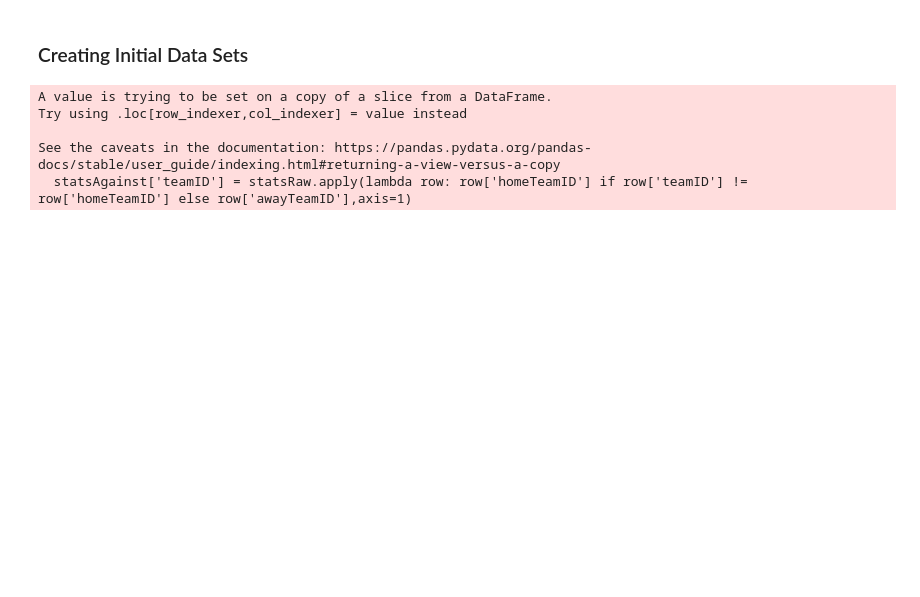
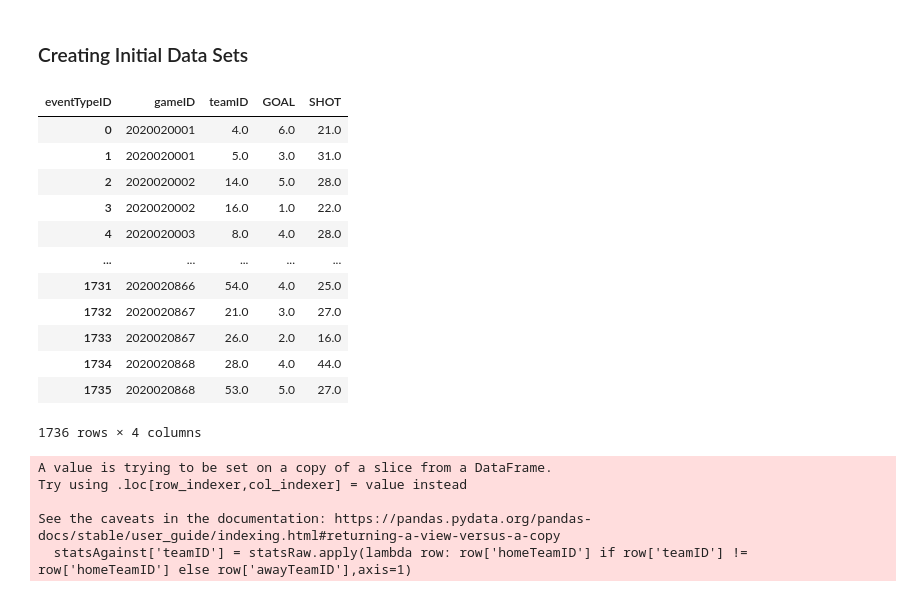
Before and after one commit to avickars/NHL-Database, a Jupyter notebook: Analysis/predicting_wins.ipynb, the cells around one changed output. Cells and saved outputs as stored; diff of their text form; code cells hidden in the pictures; blank space fills up the shorter version.

```diff
--- a/Analysis/predicting_wins.ipynb
+++ b/Analysis/predicting_wins.ipynb
@@ -44,6 +44,22 @@ statsFor = statsFor.rename({0:'count'}, axis=1)
 # %%
 # Pivoting so each stat gets its own column
 statsFor = pd.pivot_table(data=statsFor, values='count',index=['gameID','teamID'], columns='eventTypeID').reset_index()
+# %%
+statsFor
+# %% [output]
+| eventTypeID | gameID | teamID | GOAL | SHOT |
+| 0 | 2020020001 | 4.0 | 6.0 | 21.0 |
+| 1 | 2020020001 | 5.0 | 3.0 | 31.0 |
+| 2 | 2020020002 | 14.0 | 5.0 | 28.0 |
+| 3 | 2020020002 | 16.0 | 1.0 | 22.0 |
+| 4 | 2020020003 | 8.0 | 4.0 | 28.0 |
+| ... | ... | ... | ... | ... |
+| 1731 | 2020020866 | 54.0 | 4.0 | 25.0 |
+| 1732 | 2020020867 | 21.0 | 3.0 | 27.0 |
+| 1733 | 2020020867 | 26.0 | 2.0 | 16.0 |
+| 1734 | 2020020868 | 28.0 | 4.0 | 44.0 |
+| 1735 | 2020020868 | 53.0 | 5.0 | 27.0 |
+1736 rows × 4 columns
 # %%
 # Defing the stats "against" table
 statsAgainst = statsRaw[['gameID','eventTypeID']]
```
Also changed, not shown: parts of 12 cells of this notebook, 16 other files.
